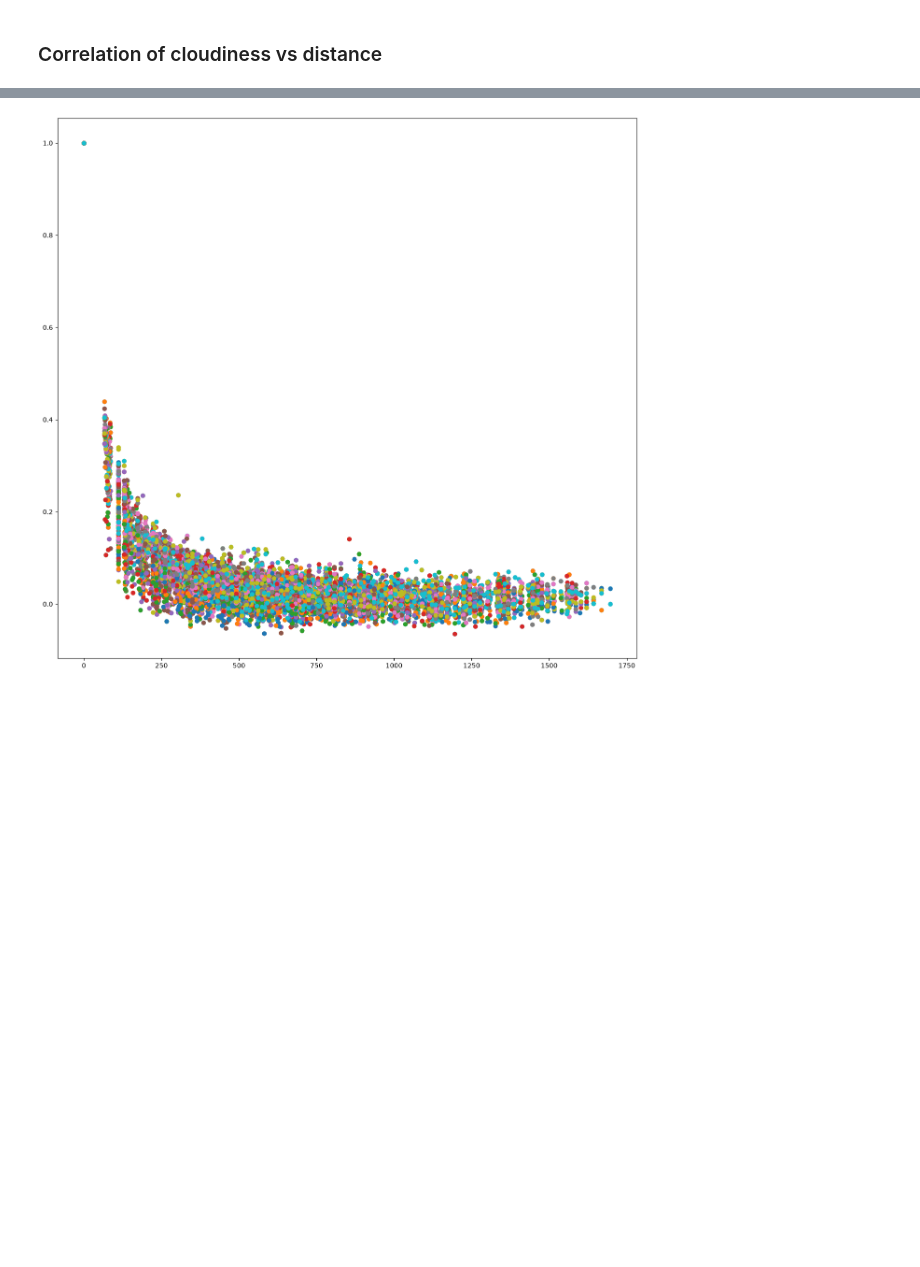
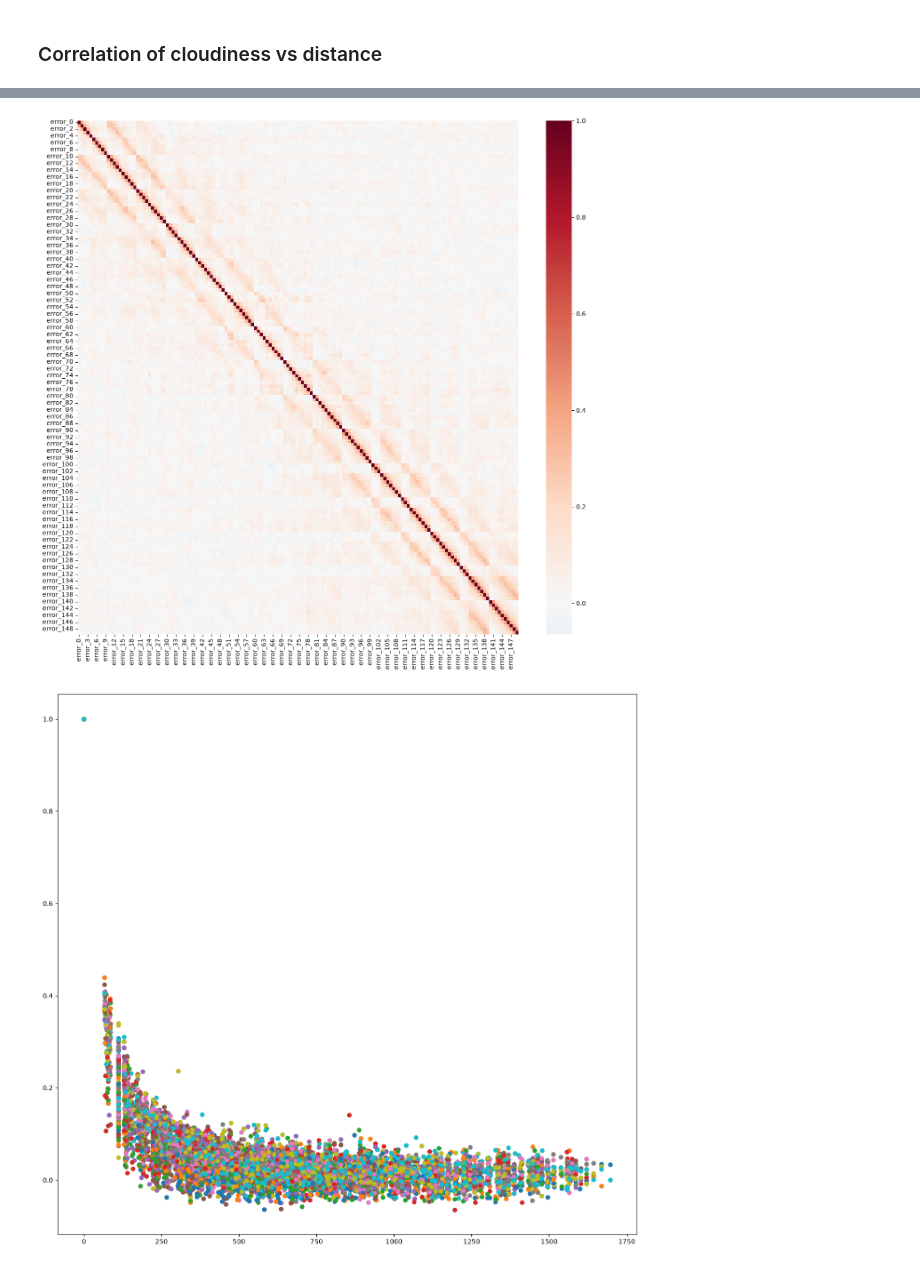
Before and after one commit to floatingbits/weather_forecast_analysis, a Jupyter notebook: notebooks/api_exploration.ipynb, the cells around one changed output, grey strips where cells are left out. Drawn from its saved outputs; the diff is of its cells as text; code cells hidden in the pictures; blank space fills up the shorter version.

```diff
--- a/notebooks/api_exploration.ipynb
+++ b/notebooks/api_exploration.ipynb
@@ -347,3 +350,7 @@ cloud_df = error_dataframe_for_params(params)
 cloud_error_df = cloud_df[error_cols]
 # %%
 cloud_error_corr = cloud_error_df.corr()
+# %%
+plt.figure(figsize=(16,15))
+sns.heatmap(cloud_error_corr, cmap="RdBu_r", center =0);
+# %% [output]
@@ -350,3 +362,4 @@ cloud_error_corr = cloud_error_df.corr()
+[figure, added]
 # %%
 for i,_ in enumerate(lat_grid):
     plot_errors_vs_distance(cloud_error_corr, i, i==0)
```
Also changed, not shown: parts of 4 cells of this notebook.
